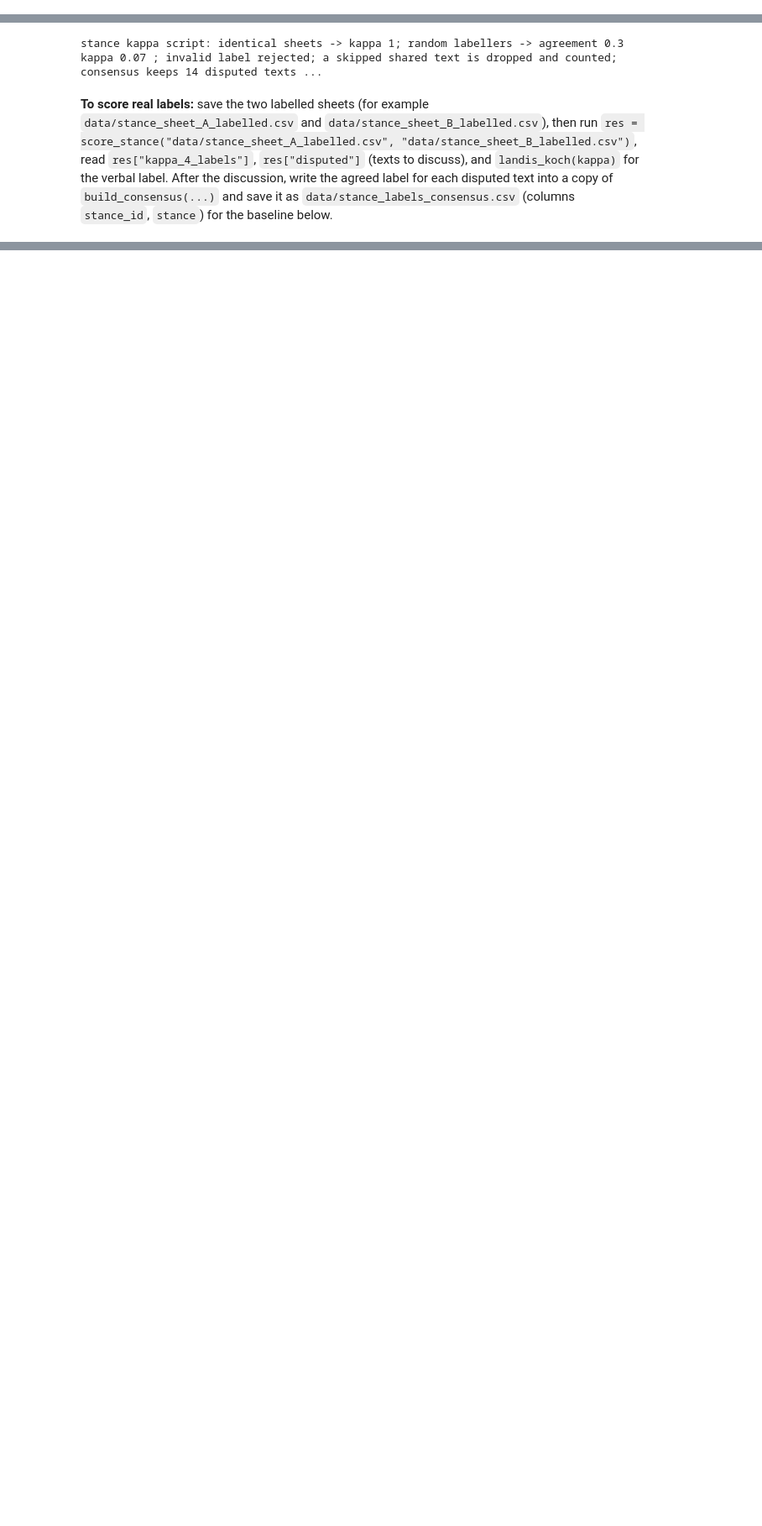
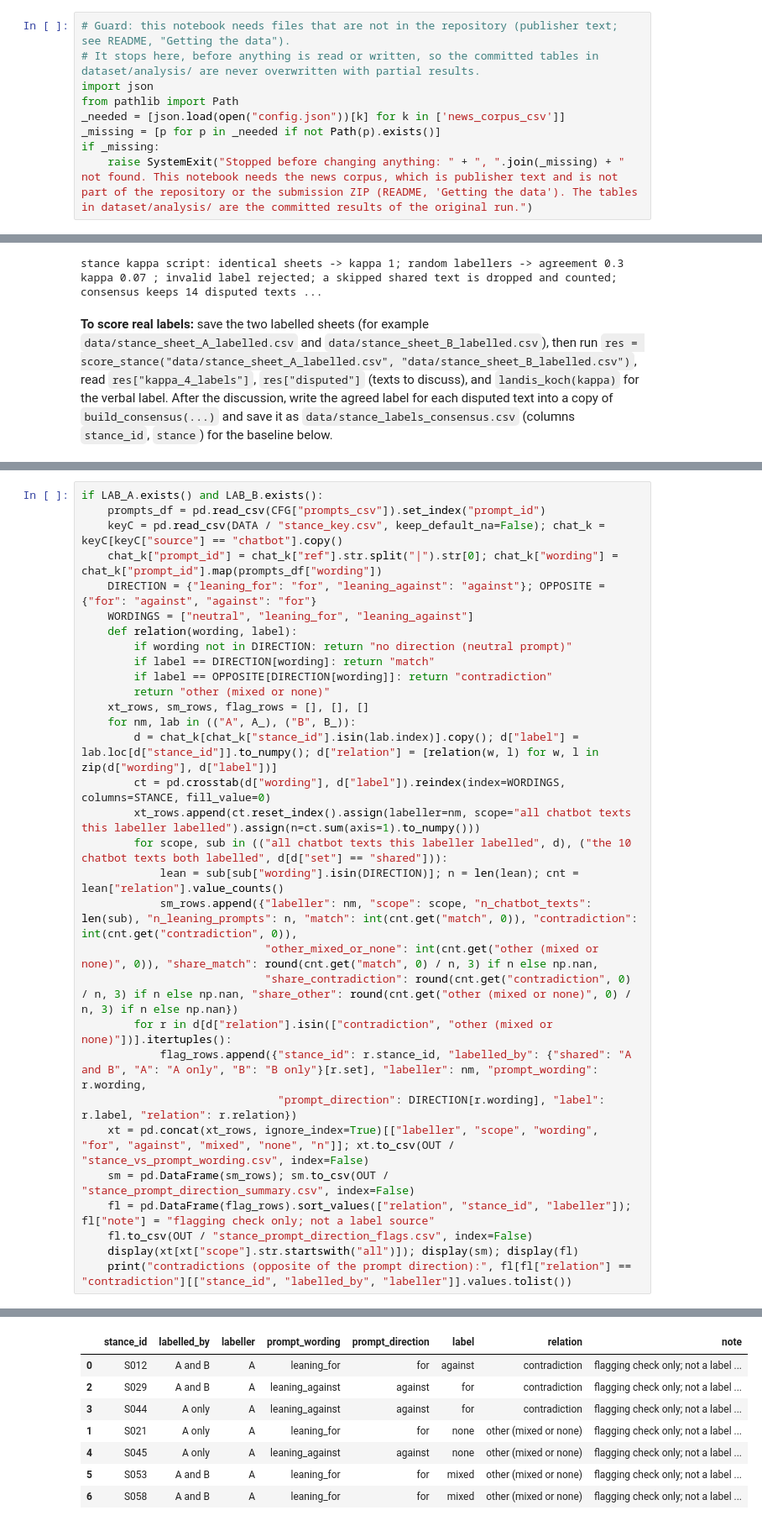
Before and after one commit to Annjnk/Text-Analytics-NLP-CA, a Jupyter notebook: 09_stance_and_actors.ipynb, the cells around one changed output, grey strips where cells are left out. Shown at 84% size. Saved outputs shown, nothing was run; the diff lists cells and outputs as text; blank space fills up the shorter version.

```diff
--- a/09_stance_and_actors.ipynb
+++ b/09_stance_and_actors.ipynb
@@ -6,6 +6,15 @@
 3. **Actors:** spaCy named-entity recognition over both corpora, actor names normalised (for example `EU Commission` and `European Commission` become one actor), top-actor tables per source and region.
 
 **Labelling is left to the team.** No stance labels are produced here; the dummy labels used in the tests are never saved.
+# %%
+# Guard: this notebook needs files that are not in the repository (publisher text; see README, "Getting the data").
+# It stops here, before anything is read or written, so the committed tables in dataset/analysis/ are never overwritten with partial results.
+import json
+from pathlib import Path
+_needed = [json.load(open("config.json"))[k] for k in ['news_corpus_csv']]
+_missing = [p for p in _needed if not Path(p).exists()]
+if _missing:
+    raise SystemExit("Stopped before changing anything: " + ", ".join(_missing) + " not found. This notebook needs the news corpus, which is publisher text and is not part of the repository or the submission ZIP (README, 'Getting the data'). The tables in dataset/analysis/ are the committed results of the original run.")
 # %%
 import json, re, tempfile
 from collections import Counter, defaultdict
@@ -166,0 +232,32 @@ stance kappa script: identical sheets -> kappa 1; random labellers -> agreement
+# %%
+if LAB_A.exists() and LAB_B.exists():
+    prompts_df = pd.read_csv(CFG["prompts_csv"]).set_index("prompt_id")
+    keyC = pd.read_csv(DATA / "stance_key.csv", keep_default_na=False); chat_k = keyC[keyC["source"] == "chatbot"].copy()
+    chat_k["prompt_id"] = chat_k["ref"].str.split("|").str[0]; chat_k["wording"] = chat_k["prompt_id"].map(prompts_df["wording"])
+    DIRECTION = {"leaning_for": "for", "leaning_against": "against"}; OPPOSITE = {"for": "against", "against": "for"}
+    WORDINGS = ["neutral", "leaning_for", "leaning_against"]
+    def relation(wording, label):
+        if wording not in DIRECTION: return "no direction (neutral prompt)"
+        if label == DIRECTION[wording]: return "match"
+        if label == OPPOSITE[DIRECTION[wording]]: return "contradiction"
+        return "other (mixed or none)"
+    xt_rows, sm_rows, flag_rows = [], [], []
+    for nm, lab in (("A", A_), ("B", B_)):
+        d = chat_k[chat_k["stance_id"].isin(lab.index)].copy(); d["label"] = lab.loc[d["stance_id"]].to_numpy(); d["relation"] = [relation(w, l) for w, l in zip(d["wording"], d["label"])]
+        ct = pd.crosstab(d["wording"], d["label"]).reindex(index=WORDINGS, columns=STANCE, fill_value=0)
+        xt_rows.append(ct.reset_index().assign(labeller=nm, scope="all chatbot texts this labeller labelled").assign(n=ct.sum(axis=1).to_numpy()))
+        for scope, sub in (("all chatbot texts this labeller labelled", d), ("the 10 chatbot texts both labelled", d[d["set"] == "shared"])):
+            lean = sub[sub["wording"].isin(DIRECTION)]; n = len(lean); cnt = lean["relation"].value_counts()
+            sm_rows.append({"labeller": nm, "scope": scope, "n_chatbot_texts": len(sub), "n_leaning_prompts": n, "match": int(cnt.get("match", 0)), "contradiction": int(cnt.get("contradiction", 0)),
+                            "other_mixed_or_none": int(cnt.get("other (mixed or none)", 0)), "share_match": round(cnt.get("match", 0) / n, 3) if n else np.nan,
+                            "share_contradiction": round(cnt.get("contradiction", 0) / n, 3) if n else np.nan, "share_other": round(cnt.get("other (mixed or none)", 0) / n, 3) if n else np.nan})
+        for r in d[d["relation"].isin(["contradiction", "other (mixed or none)"])].itertuples():
+            flag_rows.append({"stance_id": r.stance_id, "labelled_by": {"shared": "A and B", "A": "A only", "B": "B only"}[r.set], "labeller": nm, "prompt_wording": r.wording,
+                              "prompt_direction": DIRECTION[r.wording], "label": r.label, "relation": r.relation})
+    xt = pd.concat(xt_rows, ignore_index=True)[["labeller", "scope", "wording", "for", "against", "mixed", "none", "n"]]; xt.to_csv(OUT / "stance_vs_prompt_wording.csv", index=False)
+    sm = pd.DataFrame(sm_rows); sm.to_csv(OUT / "stance_prompt_direction_summary.csv", index=False)
+    fl = pd.DataFrame(flag_rows).sort_values(["relation", "stance_id", "labeller"]); fl["note"] = "flagging check only; not a label source"
+    fl.to_csv(OUT / "stance_prompt_direction_flags.csv", index=False)
+    display(xt[xt["scope"].str.startswith("all")]); display(sm); display(fl)
+    print("contradictions (opposite of the prompt direction):", fl[fl["relation"] == "contradiction"][["stance_id", "labelled_by", "labeller"]].values.tolist())
+# %% [output]
@@ -166,0 +276,8 @@ stance kappa script: identical sheets -> kappa 1; random labellers -> agreement
+|  | stance_id | labelled_by | labeller | prompt_wording | prompt_direction | label | relation | note |
+| 0 | S012 | A and B | A | leaning_for | for | against | contradiction | flagging check only; not a label ... |
+| 2 | S029 | A and B | A | leaning_against | against | for | contradiction | flagging check only; not a label ... |
+| 3 | S044 | A only | A | leaning_against | against | for | contradiction | flagging check only; not a label ... |
+| 1 | S021 | A only | A | leaning_for | for | none | other (mixed or none) | flagging check only; not a label ... |
+| 4 | S045 | A only | A | leaning_against | against | none | other (mixed or none) | flagging check only; not a label ... |
+| 5 | S053 | A and B | A | leaning_for | for | mixed | other (mixed or none) | flagging check only; not a label ... |
+| 6 | S058 | A and B | A | leaning_for | for | mixed | other (mixed or none) | flagging check only; not a label ... |
```
Also changed, not shown: parts of 13 cells of this notebook, 17 other files.
